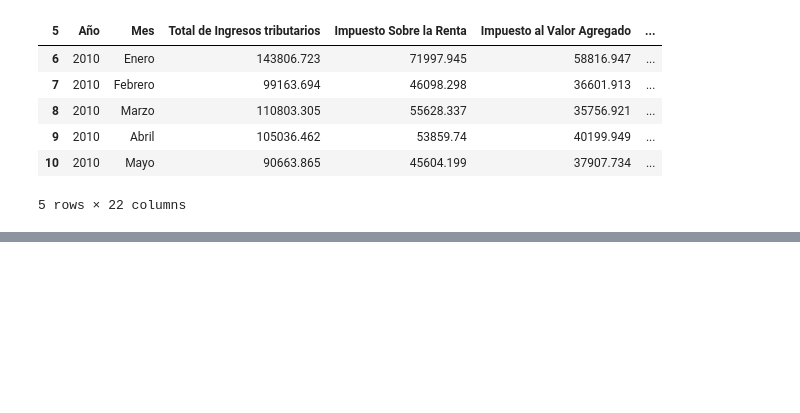
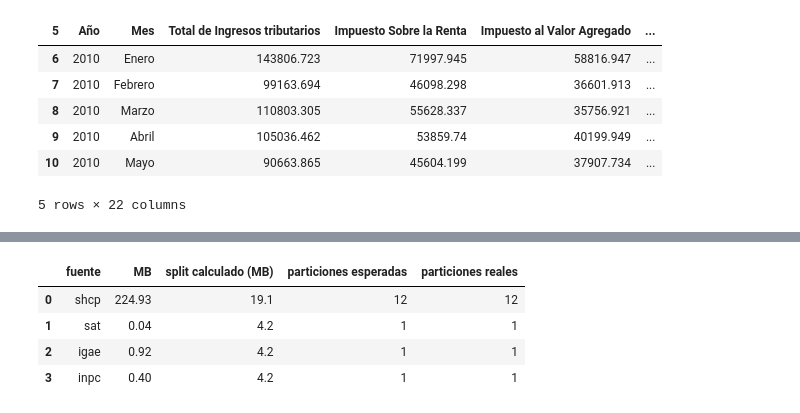
Before and after one commit to lunatix/Integrador-PGBD-26A, a Jupyter notebook: notebooks/01_ingesta.ipynb, the cells around one changed output, grey strips where cells are left out. Drawn from its saved outputs; the diff is of its cells as text; code cells hidden in the pictures; blank space fills up the shorter version.

```diff
--- a/notebooks/01_ingesta.ipynb
+++ b/notebooks/01_ingesta.ipynb
@@ -145,21 +147,0 @@ spark
-# %%
-# ============================================================
-# 7. LECTURA CON SPARK
-# ============================================================
-#
-# inferSchema por ahora: es exploración. Cuando el pipeline
-# esté estable conviene declarar el esquema explícito
-# (ver docs/guia_optimizacion.md).
-# ============================================================
-
-leer = lambda ruta: spark.read.csv(str(ruta), header=True, inferSchema=True)
-
-dfs = {
-    "shcp": leer(RAW / "ingreso_gasto_finan.csv"),
-    "sat": leer(RUTA_SAT),
-    "igae": leer(RUTA_IGAE),
-    "inpc": leer(RUTA_INPC),
-}
-
-for nombre, df in dfs.items():
-    print(f"{nombre:5} filas={df.count():>9,}  columnas={len(df.columns)}")
@@ -284,0 +193,17 @@ Integrador-PGBD-26A/
+# %%
+raw = extract_sources(spark)
+nucleos = spark.sparkContext.defaultParallelism
+filas = []
+for nombre, ruta in resolve_raw_paths().items():
+    total = ruta.stat().st_size
+    split = min(128 * 1024**2, max(4 * 1024**2, (total + 4 * 1024**2) / nucleos))
+    filas.append({"fuente": nombre, "MB": round(total / 1e6, 2), "split calculado (MB)": round(split / 1e6, 1),
+                  "particiones esperadas": -(-total // int(split)),
+                  "particiones reales": raw[nombre].rdd.getNumPartitions()})
+pd.DataFrame(filas)
+# %% [output]
+|  | fuente | MB | split calculado (MB) | particiones esperadas | particiones reales |
+| 0 | shcp | 224.93 | 19.1 | 12 | 12 |
+| 1 | sat | 0.04 | 4.2 | 1 | 1 |
+| 2 | igae | 0.92 | 4.2 | 1 | 1 |
+| 3 | inpc | 0.40 | 4.2 | 1 | 1 |
```
Also changed, not shown: parts of 29 cells of this notebook.
